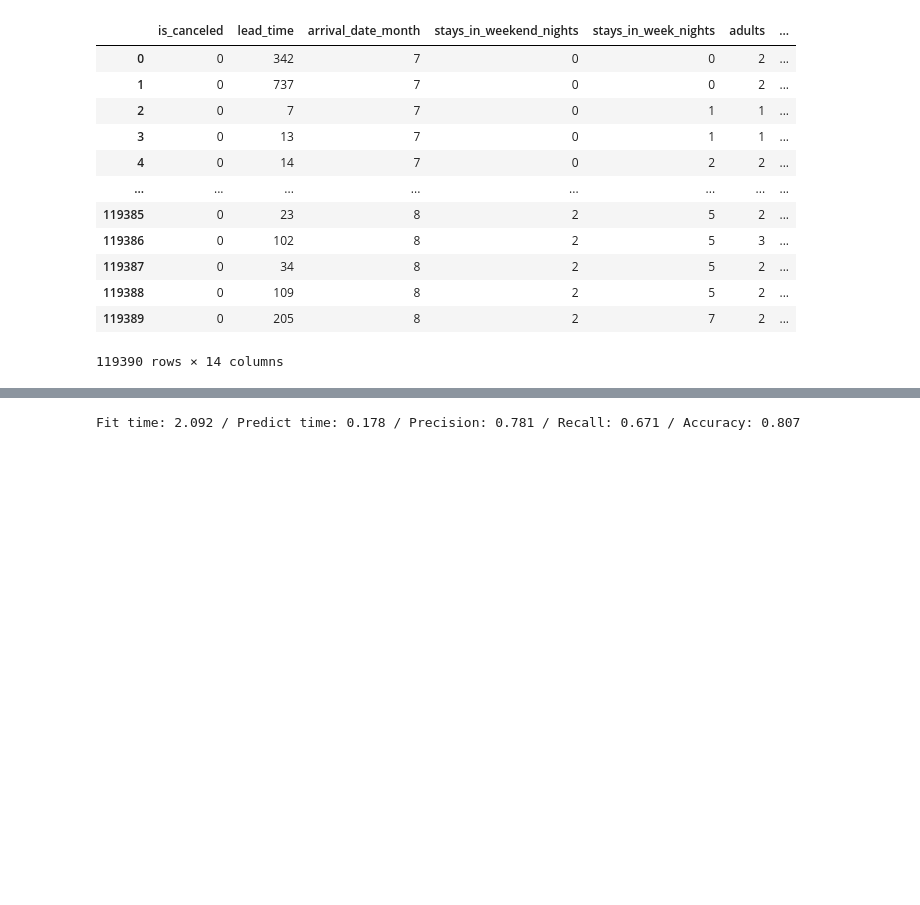
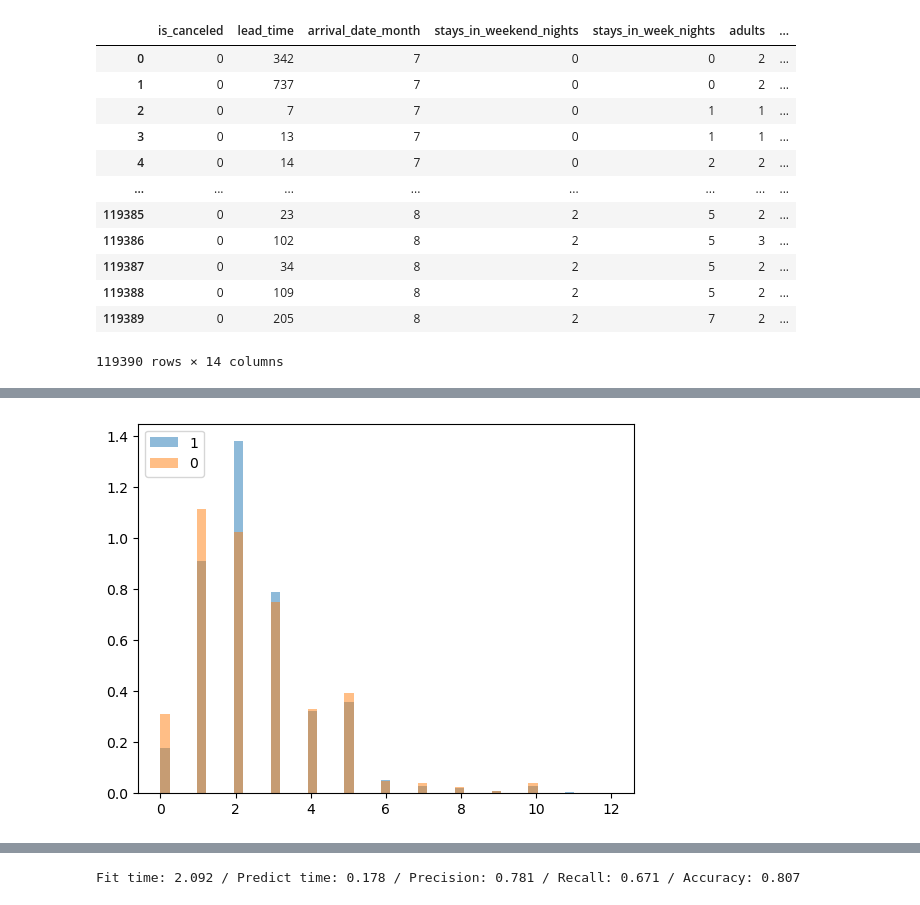
Before and after one commit to sanjaytaylor2012/Hotel-App, a Jupyter notebook: model/model.ipynb, the cells around one changed output, grey strips where cells are left out. Drawn from its saved outputs; the diff is of its cells as text; code cells hidden in the pictures; blank space fills up the shorter version.

```diff
--- a/model/model.ipynb
+++ b/model/model.ipynb
@@ -75,0 +104,11 @@ df
+# %%
+bins = np.linspace(0, 12, 50)
+pyplot.hist(df2[df2['is_canceled']==1]['stays_in_week_nights'], bins, alpha = 0.5, density=True, label=1)
+pyplot.hist(df2[df2['is_canceled']==0]['stays_in_week_nights'], bins, alpha = 0.5,density=True, label=0)
+pyplot.legend(loc='upper left')
+
+pyplot.show()
+
+#2 days a week much more likely to cancel
+# %% [output]
+[figure, added]
```
Also changed, not shown: parts of 8 cells of this notebook, 2 other files.
